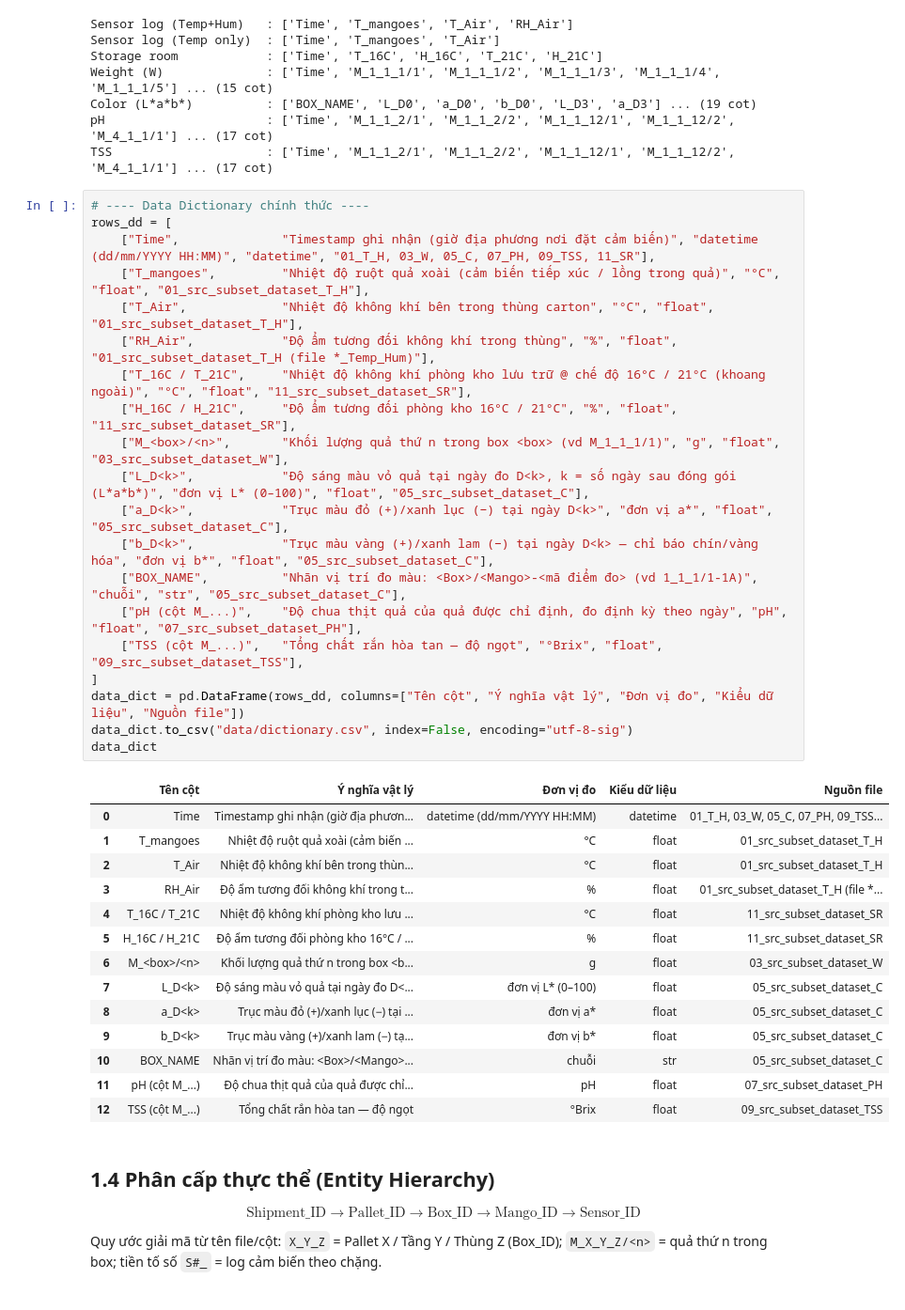
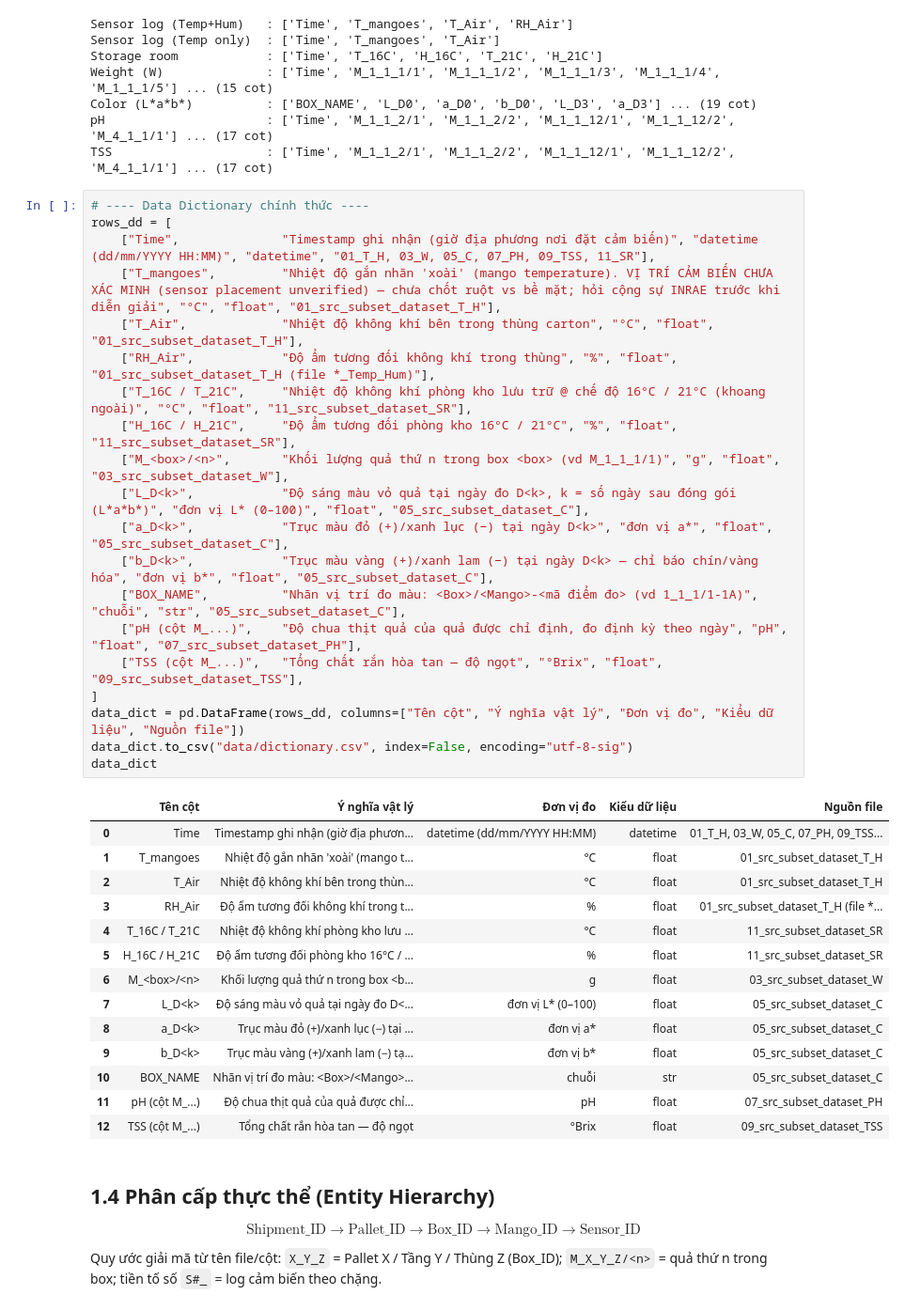
Before and after one commit to mhan0505/nckh_qaaa, a Jupyter notebook: stage1_stage2_inventory.ipynb, the cells around one changed output. Shown at 94% size. Cells and saved outputs as stored; diff of their text form.

```diff
--- a/stage1_stage2_inventory.ipynb
+++ b/stage1_stage2_inventory.ipynb
@@ -535,27 +551,27 @@ TSS                     : ['Time', 'M_1_1_2/1', 'M_1_1_2/2', 'M_1_1_12/1', 'M_1_
 # %%
 # ---- Data Dictionary chính thức ----
 rows_dd = [
     ["Time",              "Timestamp ghi nhận (giờ địa phương nơi đặt cảm biến)", "datetime (dd/mm/YYYY HH:MM)", "datetime", "01_T_H, 03_W, 05_C, 07_PH, 09_TSS, 11_SR"],
-    ["T_mangoes",         "Nhiệt độ ruột quả xoài (cảm biến tiếp xúc / lồng trong quả)", "°C", "float", "01_src_subset_dataset_T_H"],
+    ["T_mangoes",         "Nhiệt độ gắn nhãn 'xoài' (mango temperature). VỊ TRÍ CẢM BIẾN CHƯA XÁC MINH (sensor placement unverified) — chưa chốt ruột vs bề mặt; hỏi cộng sự INRAE trước khi diễn giải", "°C", "float", "01_src_subset_dataset_T_H"],
     ["T_Air",             "Nhiệt độ không khí bên trong thùng carton", "°C", "float", "01_src_subset_dataset_T_H"],
     ["RH_Air",            "Độ ẩm tương đối không khí trong thùng", "%", "float", "01_src_subset_dataset_T_H (file *_Temp_Hum)"],
     ["T_16C / T_21C",     "Nhiệt độ không khí phòng kho lưu trữ @ chế độ 16°C / 21°C (khoang ngoài)", "°C", "float", "11_src_subset_dataset_SR"],
     ["H_16C / H_21C",     "Độ ẩm tương đối phòng kho 16°C / 21°C", "%", "float", "11_src_subset_dataset_SR"],
     ["M_<box>/<n>",       "Khối lượng quả thứ n trong box <box> (vd M_1_1_1/1)", "g", "float", "03_src_subset_dataset_W"],
     ["L_D<k>",            "Độ sáng màu vỏ quả tại ngày đo D<k>, k = số ngày sau đóng gói (L*a*b*)", "đơn vị L* (0–100)", "float", "05_src_subset_dataset_C"],
     ["a_D<k>",            "Trục màu đỏ (+)/xanh lục (−) tại ngày D<k>", "đơn vị a*", "float", "05_src_subset_dataset_C"],
     ["b_D<k>",            "Trục màu vàng (+)/xanh lam (−) tại ngày D<k> — chỉ báo chín/vàng hóa", "đơn vị b*", "float", "05_src_subset_dataset_C"],
     ["BOX_NAME",          "Nhãn vị trí đo màu: <Box>/<Mango>-<mã điểm đo> (vd 1_1_1/1-1A)", "chuỗi", "str", "05_src_subset_dataset_C"],
     ["pH (cột M_...)",    "Độ chua thịt quả của quả được chỉ định, đo định kỳ theo ngày", "pH", "float", "07_src_subset_dataset_PH"],
     ["TSS (cột M_...)",   "Tổng chất rắn hòa tan — độ ngọt", "°Brix", "float", "09_src_subset_dataset_TSS"],
 ]
 data_dict = pd.DataFrame(rows_dd, columns=["Tên cột", "Ý nghĩa vật lý", "Đơn vị đo", "Kiểu dữ liệu", "Nguồn file"])
 data_dict.to_csv("data/dictionary.csv", index=False, encoding="utf-8-sig")
 data_dict
 # %% [output]
 |  | Tên cột | Ý nghĩa vật lý | Đơn vị đo | Kiểu dữ liệu | Nguồn file |
 | 0 | Time | Timestamp ghi nhận (giờ địa phươn... | datetime (dd/mm/YYYY HH:MM) | datetime | 01_T_H, 03_W, 05_C, 07_PH, 09_TSS... |
-| 1 | T_mangoes | Nhiệt độ ruột quả xoài (cảm biến ... | °C | float | 01_src_subset_dataset_T_H |
+| 1 | T_mangoes | Nhiệt độ gắn nhãn 'xoài' (mango t... | °C | float | 01_src_subset_dataset_T_H |
 | 2 | T_Air | Nhiệt độ không khí bên trong thùn... | °C | float | 01_src_subset_dataset_T_H |
 | 3 | RH_Air | Độ ẩm tương đối không khí trong t... | % | float | 01_src_subset_dataset_T_H (file *... |
 | 4 | T_16C / T_21C | Nhiệt độ không khí phòng kho lưu ... | °C | float | 11_src_subset_dataset_SR |
```
Also changed, not shown: parts of 10 cells of this notebook, 1 other file.
